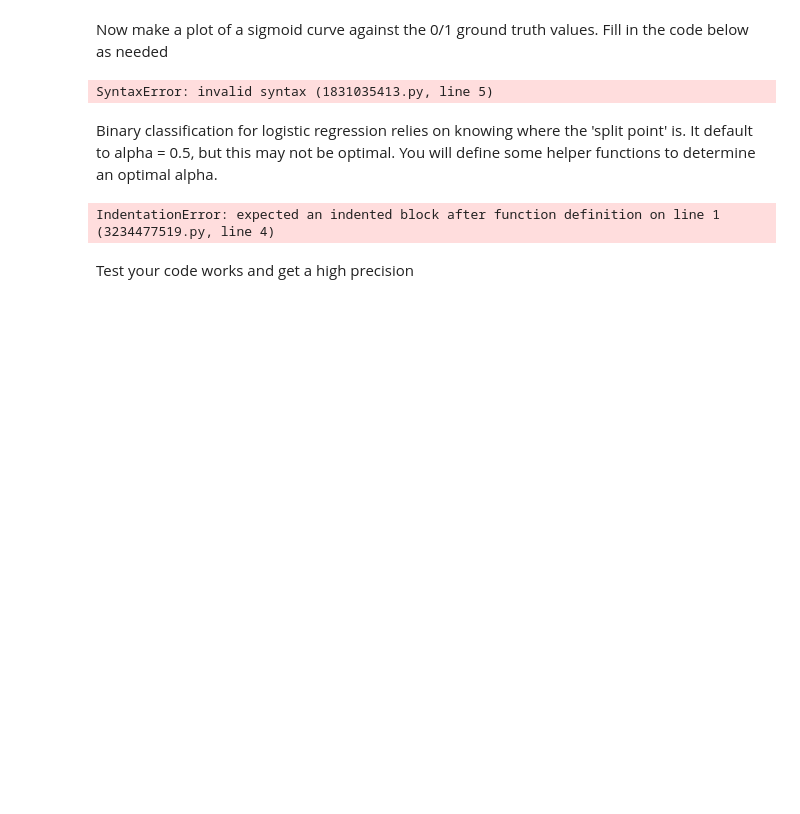
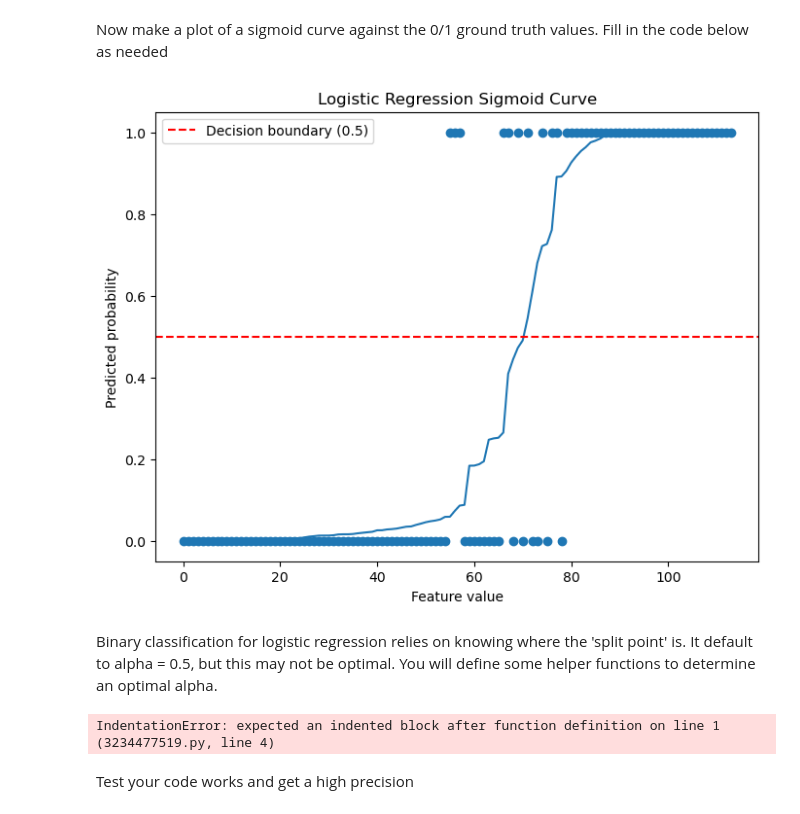
Before and after one commit to AET-CS/aet-cs.github.io, a Jupyter notebook: white/2025/ML/notebooks/Cancer_Logistic_Student.ipynb, the cells around one changed output. Saved outputs shown, nothing was run; the diff lists cells and outputs as text; code cells hidden in the pictures; blank space fills up the shorter version.

```diff
--- a/white/2025/ML/notebooks/Cancer_Logistic_Student.ipynb
+++ b/white/2025/ML/notebooks/Cancer_Logistic_Student.ipynb
@@ -79,32 +79,37 @@ df
 569 rows × 13 columns
 # %%
 def pre_process_data(df, one_hot_encode = False):
-
-
-   # Use sklearn Imputers to fill in the categorical and numerical columns
+    # Use sklearn Imputers to fill in the categorical and numerical columns
     simple_median = SimpleImputer(strategy='median')
     simple_most_freq = SimpleImputer(strategy='most_frequent')
 
     num_cols = df.select_dtypes(include=np.number).columns # numerical data
     cat_cols = df.select_dtypes(include=object).columns # categorical data
 
+    # Handle missing values
     df[num_cols] = simple_median.fit_transform(df[num_cols])
     df[cat_cols] = simple_most_freq.fit_transform(df[cat_cols])
+
+    # Replace infinite values with NaN and then impute
+    df = df.replace([np.inf, -np.inf], np.nan)
+    df[num_cols] = simple_median.fit_transform(df[num_cols])
 
     if one_hot_encode:
         O_encoder = OrdinalEncoder()
         df[cat_cols]= O_encoder.fit_transform(df[cat_cols])
 
-        # df = pd.get_dummies(df, dtype=int)
     return df
 # %%
 def get_test_train(df, test_size = 0.2, random_state = True):
     target = "diagnosis"
     X = df.drop(target, axis=1)
-     # add a scaler here. It works by finding a fit first (computing mu and sigma)
-    scaler = preprocessing.StandardScaler().fit(X)
-    # and then transforming the data
+
+    # Robust scaling to handle outliers
+    scaler = preprocessing.RobustScaler().fit(X)
     X = scaler.transform(X)
+
+    # Additional check for any remaining infinite values
+    X = np.nan_to_num(X, nan=0.0, posinf=0.0, neginf=0.0)
 
     y = df[target]
     if random_state is True:
@@ -118,7 +123,7 @@ def get_test_train(df, test_size = 0.2, random_state = True):
 Replace lreg with LogisticRegression
 # %%
 # These lines would load the data locally
-data_root = "./"
+data_root = "../data"
 filename = "cancer_data_cleaned.csv"
 filepath = os.path.join(data_root, filename)
 
@@ -126,5 +131,12 @@ filepath = os.path.join(data_root, filename)
 df = get_data(filepath)
 df = pre_process_data(df, one_hot_encode = True)
 X_train, X_test, y_train, y_test = get_test_train(df, random_state = True)
-lreg = ??????????????????
+
+# Create logistic regression with liblinear solver
+lreg = LogisticRegression(
+    C=1.0,
+    solver='liblinear',  # Different solver that might be more stable
+    max_iter=10000,
+    tol=1e-4
+)
 model = lreg.fit(X_train, y_train)
@@ -149,4 +211,4 @@ We want to get the probabilites from X-test, NOT the classifications. So we want
 # %%
 # Get predicted probabilities for the test data
 # You need to **CHANGE THIS CODE** and return only a vector of the probabilities for class = 1, which is the second column
-y_prob = model.predict_proba(X_test)
+y_prob = model.predict_proba(X_test)[:,1]
@@ -170,23 +248,23 @@ Now make a plot of a sigmoid curve against the 0/1 ground truth values. Fill in
 # %%
 # Plot the sigmoid curve (predicted probabilities)
 plt.figure(figsize=(8, 6))
 
 # Plot the sorted_y_prob vector as a line, labeled "Predicted probability" in blue
-plt.plot(????????????)
+plt.plot(sorted_y_prob)
 
 # Plot the sorted_y_test values as a scatter plot, labeled "Actual Probability" in red
-plt.scatter(??????????????????????)
+plt.scatter(range(len(sorted_y_test)), sorted_y_test)
 
 # Plot the cutoff line (decision boundary at 0.5)
 plt.axhline(0.5, color='red', linestyle='--', label='Decision boundary (0.5)')
 
 plt.title('Logistic Regression Sigmoid Curve')
 plt.xlabel('Feature value')
 plt.ylabel('Predicted probability')
 plt.legend()
 plt.show()
 # %% [output]
-SyntaxError: invalid syntax (1831035413.py, line 5)
+[figure, added]
 # %% [markdown]
 Binary classification for logistic regression relies on knowing where the 'split point' is. It default to alpha = 0.5, but this may not be optimal. You will define some helper functions to determine an optimal alpha.
 # %%
```
Also changed, not shown: parts of 12 cells of this notebook, 5 other files.
